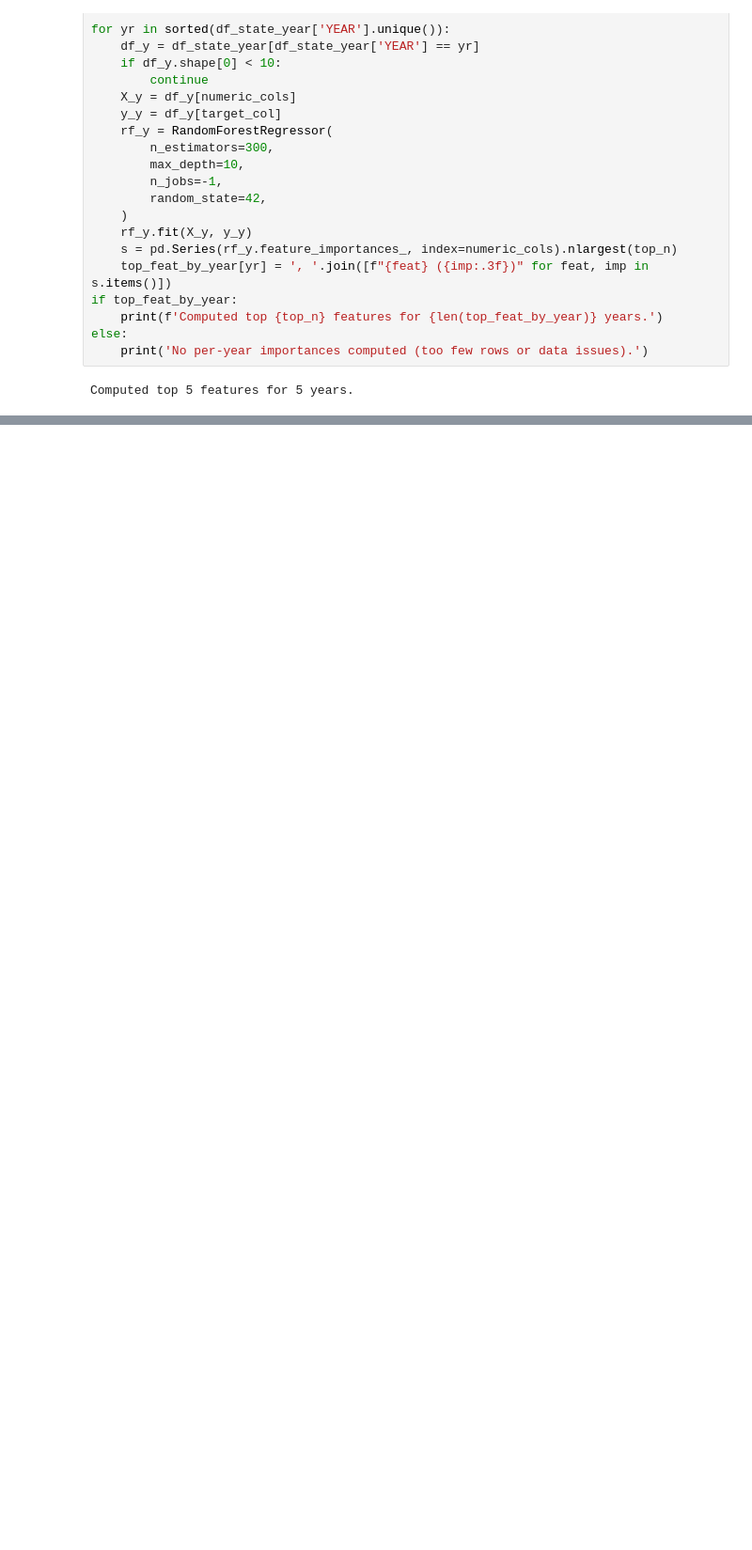
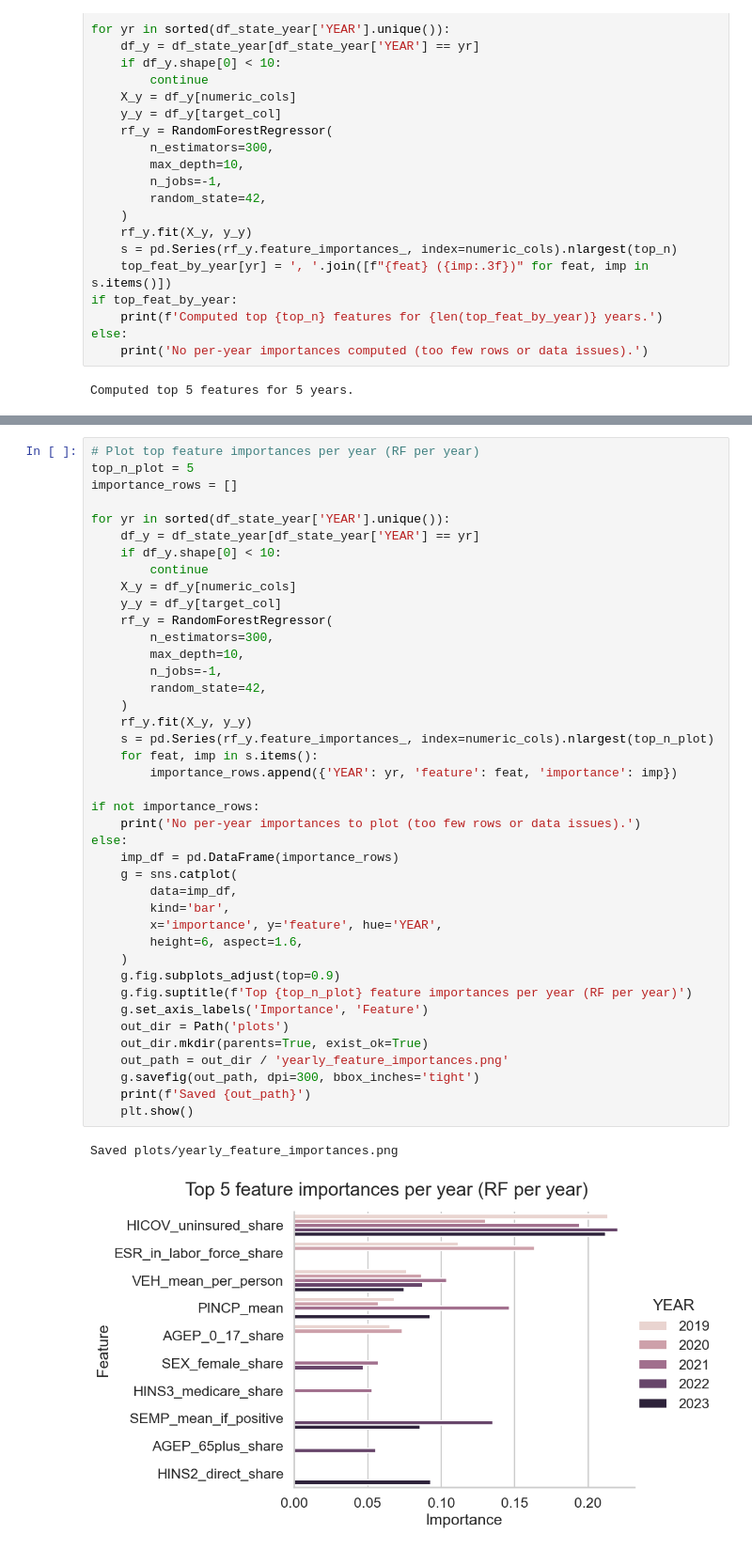
Before and after one commit to SaiShanmukEswarK/Project, a Jupyter notebook: ml_panel.ipynb, the cells around one changed output, grey strips where cells are left out. Shown at 94% size. Saved outputs shown, nothing was run; the diff lists cells and outputs as text; blank space fills up the shorter version.

```diff
--- a/ml_panel.ipynb
+++ b/ml_panel.ipynb
@@ -671,0 +766,44 @@ Wrote animated choropleth to choropleth_anim.html
+# %%
+# Plot top feature importances per year (RF per year)
+top_n_plot = 5
+importance_rows = []
+
+for yr in sorted(df_state_year['YEAR'].unique()):
+    df_y = df_state_year[df_state_year['YEAR'] == yr]
+    if df_y.shape[0] < 10:
+        continue
+    X_y = df_y[numeric_cols]
+    y_y = df_y[target_col]
+    rf_y = RandomForestRegressor(
+        n_estimators=300,
+        max_depth=10,
+        n_jobs=-1,
+        random_state=42,
+    )
+    rf_y.fit(X_y, y_y)
+    s = pd.Series(rf_y.feature_importances_, index=numeric_cols).nlargest(top_n_plot)
+    for feat, imp in s.items():
+        importance_rows.append({'YEAR': yr, 'feature': feat, 'importance': imp})
+
+if not importance_rows:
+    print('No per-year importances to plot (too few rows or data issues).')
+else:
+    imp_df = pd.DataFrame(importance_rows)
+    g = sns.catplot(
+        data=imp_df,
+        kind='bar',
+        x='importance', y='feature', hue='YEAR',
+        height=6, aspect=1.6,
+    )
+    g.fig.subplots_adjust(top=0.9)
+    g.fig.suptitle(f'Top {top_n_plot} feature importances per year (RF per year)')
+    g.set_axis_labels('Importance', 'Feature')
+    out_dir = Path('plots')
+    out_dir.mkdir(parents=True, exist_ok=True)
+    out_path = out_dir / 'yearly_feature_importances.png'
+    g.savefig(out_path, dpi=300, bbox_inches='tight')
+    print(f'Saved {out_path}')
+    plt.show()
+# %% [output]
+Saved plots/yearly_feature_importances.png
+[figure, added]
```
Also changed, not shown: parts of 15 cells of this notebook, 9 other files.
